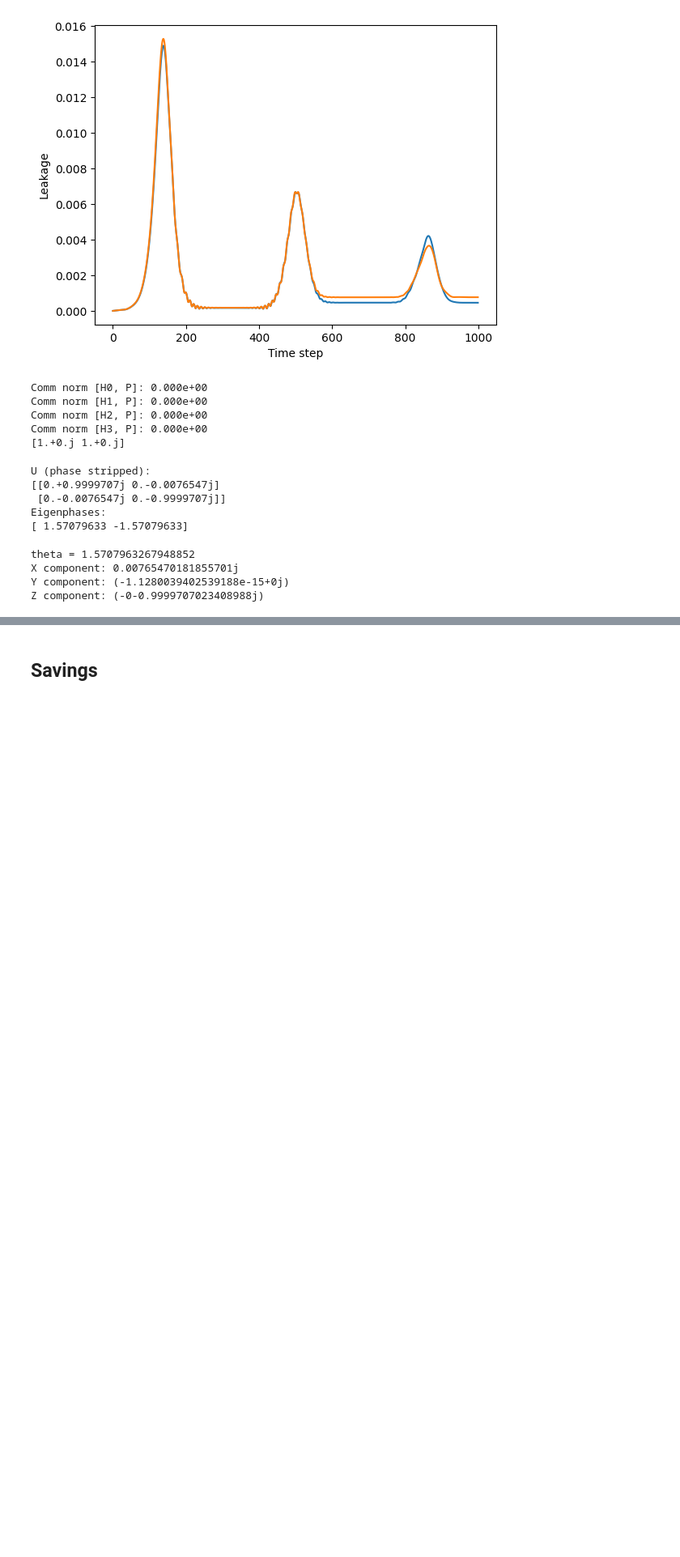
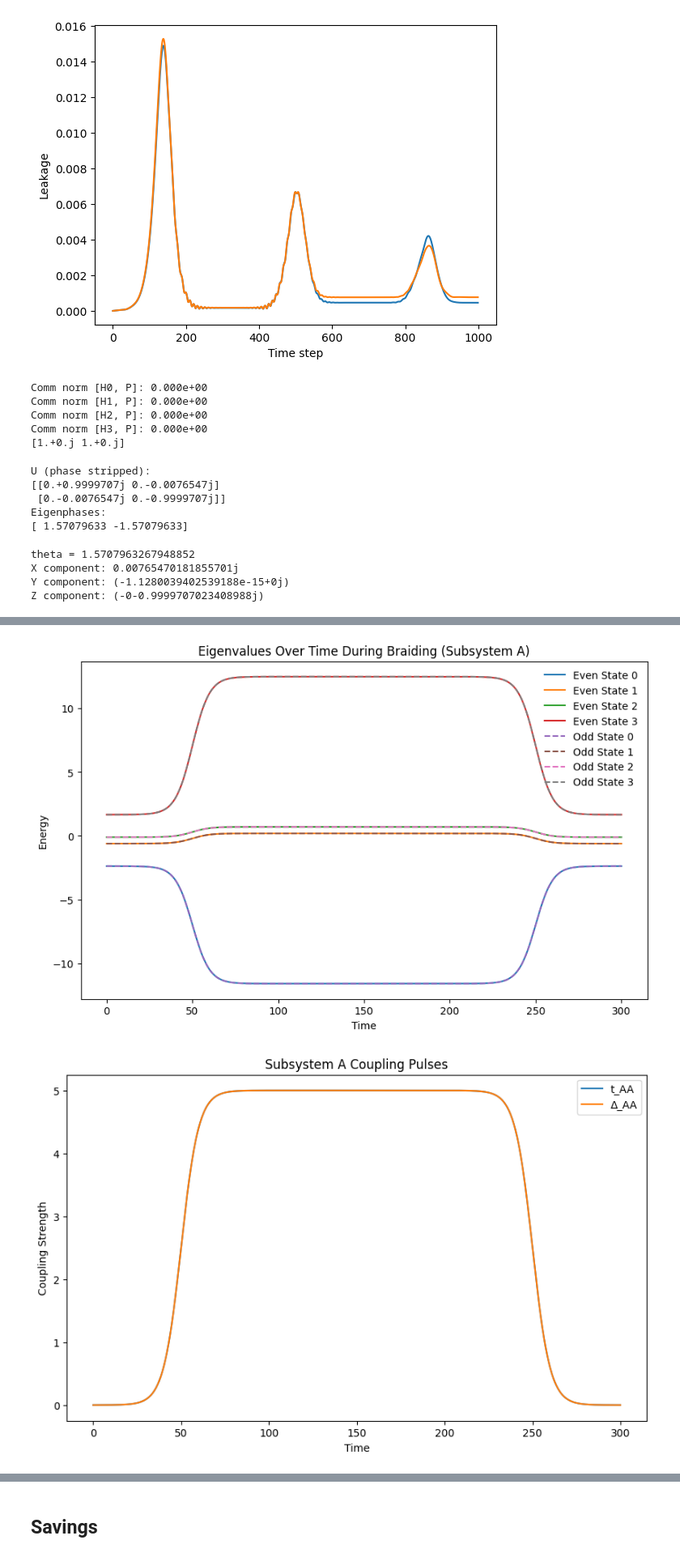
Before and after one commit to hishemok/MasterThesis, a Jupyter notebook: src/braiding/braiding.ipynb, the cells around one changed output, grey strips where cells are left out. Shown at 81% size. Drawn from its saved outputs; the diff is of its cells as text; code cells hidden in the pictures; blank space fills up the shorter version.

```diff
--- a/src/braiding/braiding.ipynb
+++ b/src/braiding/braiding.ipynb
@@ -646,0 +768,39 @@ Z component: (-0-0.9999707023408988j)
+# %%
+
+
+# Plot eigenvalues over time for subsystem A
+plt.figure(figsize=(10,6))
+for i in range(len(eigvals_even_A[0])):
+    plt.plot(time_array_A, eigvals_even_A[:,i], label=f'Even State {i}')
+for i in range(len(eigvals_odd_A[0])):
+    plt.plot(time_array_A, eigvals_odd_A[:,i], label=f'Odd State {i}', linestyle='--')
+plt.xlabel('Time')
+plt.ylabel('Energy')
+plt.title('Eigenvalues Over Time During Braiding (Subsystem A)')
+plt.legend(frameon=False)
+plt.show()
+
+
+#plot couplings for subsystem A
+aa_pulse_tJ_A = [c[0][2] for c in couplings_A]
+aa_pulse_dJ_A = [c[0][3] for c in couplings_A]
+plt.figure(figsize=(10,6))
+plt.plot(time_array_A, aa_pulse_tJ_A, label='t_AA')
+plt.plot(time_array_A, aa_pulse_dJ_A, label='Δ_AA')
+plt.xlabel('Time')
+plt.ylabel('Coupling Strength')
+plt.title('Subsystem A Coupling Pulses')
+plt.legend()
+plt.show()
+
+#plot detuning pulses for subsystem A
+plt.figure(figsize=(10,6))
+plt.plot(time_array_A, [d[0][2] for d in eps_detune_A], label='ε_A')
+plt.xlabel('Time')
+plt.ylabel('Detuning Strength')
+plt.title('Subsystem A Detuning Pulses')
+plt.legend()
+plt.show()
+# %% [output]
+[figure, added]
+[figure, added]
```
Also changed, not shown: parts of 15 cells of this notebook, 1 other file.
